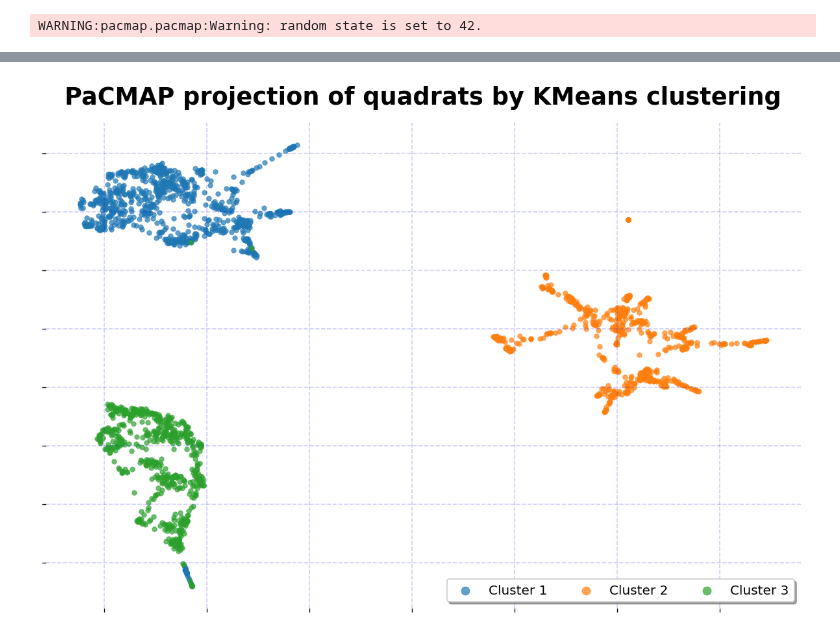
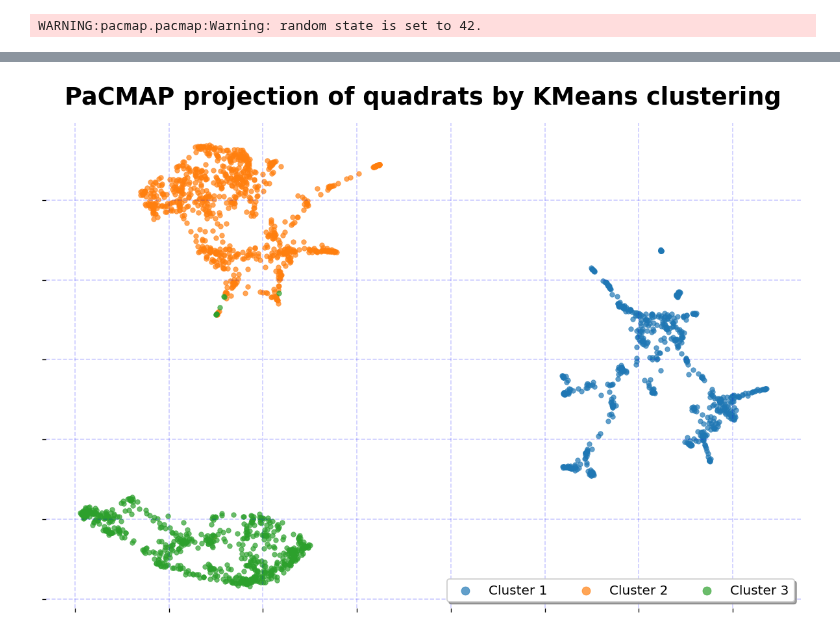
Before and after one commit to dsgt-arc/plantclef-2025, a Jupyter notebook: notebooks/eda/20250412-mg-clustering.ipynb, the cells around one changed output, grey strips where cells are left out. Drawn from its saved outputs; the diff is of its cells as text; code cells hidden in the pictures.

```diff
--- a/notebooks/eda/20250412-mg-clustering.ipynb
+++ b/notebooks/eda/20250412-mg-clustering.ipynb
@@ -151,13 +152,14 @@ from sklearn.preprocessing import StandardScaler
 
 def get_pandas_embeddings(df: DataFrame, col_name: str):
     # Convert to Pandas DF
-    pandas_df = df.select([col_name, "grouped_regions"]).toPandas()
+    df = df.select([col_name, "grouped_regions"])
+    pandas_df = df.select(["cls_token", "grouped_regions"]).toPandas()
 
     # Extract features and labels
-    emb_df = np.stack(pandas_df[col_name].values)
+    emb_df = np.stack(pandas_df["cls_token"].values)
     scaled_emb = StandardScaler().fit_transform(emb_df)
 
-    # PaCMAP reduction
+    # UMAP reduction
     reducer = pacmap.PaCMAP(n_components=2, random_state=42)
     embedding = reducer.fit_transform(
         scaled_emb
@@ -165,8 +167,8 @@ def get_pandas_embeddings(df: DataFrame, col_name: str):
     return pandas_df, embedding, scaled_emb
 # %%
 # embeddings
-pandas_df, cls_embedding, cls_scaled_emb = get_pandas_embeddings(
-    df=test_df_with_regions, col_name="cls_embedding"
+pandas_df, cls_token, cls_scaled_emb = get_pandas_embeddings(
+    df=test_df_with_regions, col_name="output.cls_token"
 )
 # %% [output]
 WARNING:pacmap.pacmap:Warning: random state is set to 42.
@@ -190,7 +192,7 @@ plt.rc("font", size=14)  # Set default font size
 
 def plot_pacmap_clusters(
     pandas_df: pd.DataFrame,
-    cls_embedding: pd.DataFrame,
+    cls_token: pd.DataFrame,
     col_name: str = "grouped_regions",
     color_by: str = "cluster",  # Options: "cluster" or "kmeans_cluster"
     figsize: tuple = (10, 7),
@@ -229,8 +231,8 @@ def plot_pacmap_clusters(
     # Plot loop
     for i, (_, idx, label) in enumerate(plot_groups):
         ax.scatter(
-            cls_embedding[idx, 0],
-            cls_embedding[idx, 1],
+            cls_token[idx, 0],
+            cls_token[idx, 1],
             label=label,
             s=20,
             alpha=0.7,
@@ -279,7 +281,7 @@ from sklearn.cluster import KMeans
 
 # apply KMeans clustering with 3 clusters
 kmeans = KMeans(n_clusters=3, random_state=42)
-cluster_labels = kmeans.fit_predict(cls_embedding)
+cluster_labels = kmeans.fit_predict(cls_token)
 
 # add cluster labels to the dataframe
 cluster_df = pandas_df.copy()
@@ -434,12 +436,12 @@ pandas_cluster_df.head(5)
 # %%
 # plot PaCMAP clusters
 plot_pacmap_clusters(
     pandas_cluster_df,
-    cls_embedding,
+    cls_token,
     col_name="grouped_regions",
     color_by="kmeans_cluster",
     figsize=(10, 7),
     dpi=120,
 )
 # %% [output]
-[figure, old version]
+[figure, new version]
```
Also changed, not shown: parts of 22 cells of this notebook, 14 other files.
